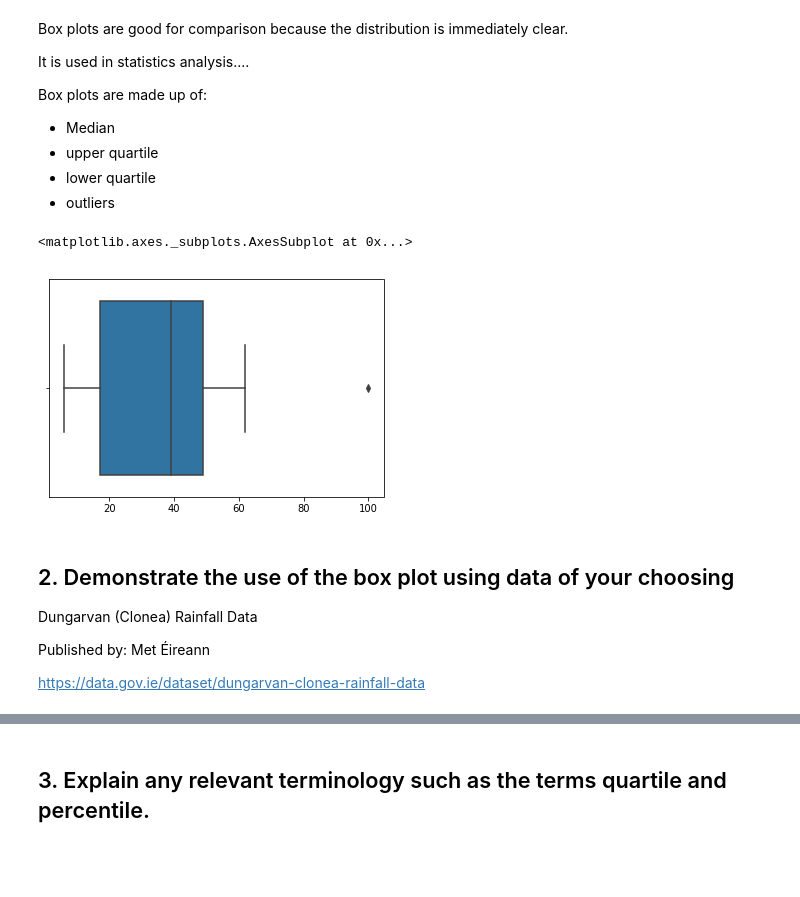
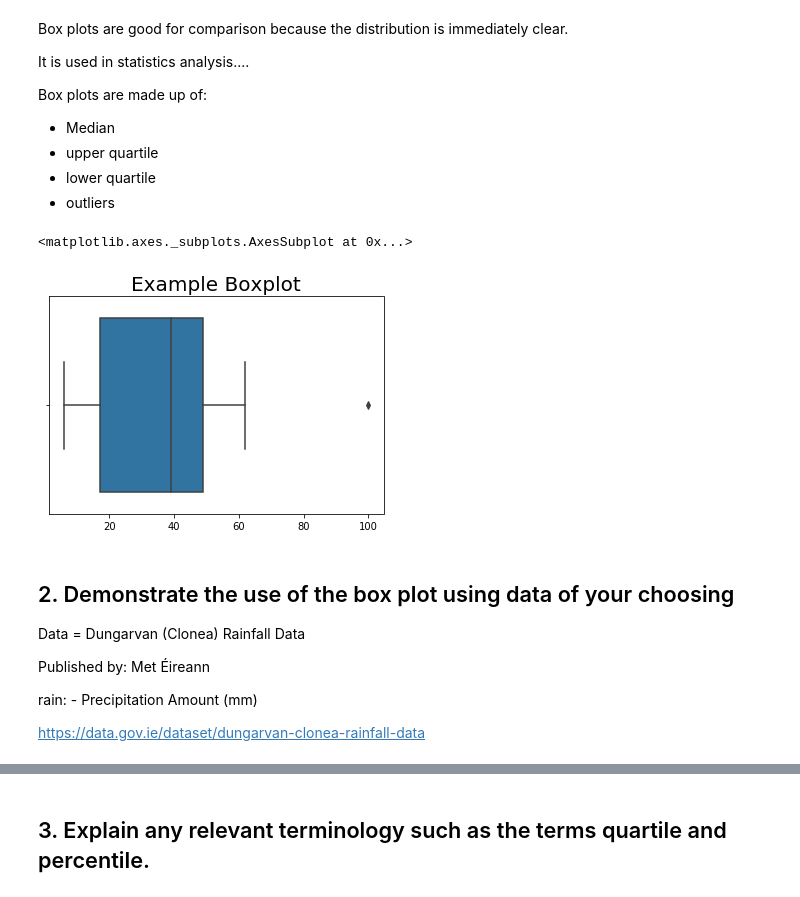
Before and after one commit to RitRa/Box-Plot-Project, a Jupyter notebook: Box Plot Project.ipynb, the cells around one changed output, grey strips where cells are left out. Saved outputs shown, nothing was run; the diff lists cells and outputs as text; code cells hidden in the pictures; blank space fills up the shorter version.

```diff
--- a/Box Plot Project.ipynb
+++ b/Box Plot Project.ipynb
@@ -25,23 +25,27 @@ Box plots are made up of:
 # %%
 import seaborn as sns
 import matplotlib.pyplot as plt
 
 %matplotlib inline
 
 data = [51, 17, 25, 39, 7, 49, 62, 41, 20, 6, 43, 13, 100]
 
 ax = sns.boxplot(x=data)
+
+ax.set_title('Example Boxplot',fontsize=20)
 ax
 # %% [output]
 <matplotlib.axes._subplots.AxesSubplot at 0x...>
-[figure, old version]
+[figure, new version]
 # %% [markdown]
 ## 2. Demonstrate the use of the box plot using data of your choosing
 
-Dungarvan (Clonea) Rainfall Data
+Data = Dungarvan (Clonea) Rainfall Data
 
 Published by: Met Éireann
 
+rain:  -  Precipitation Amount (mm)
+
 https://data.gov.ie/dataset/dungarvan-clonea-rainfall-data
 # %%
 #import libraries
```
Also changed, not shown: parts of 15 cells of this notebook.
